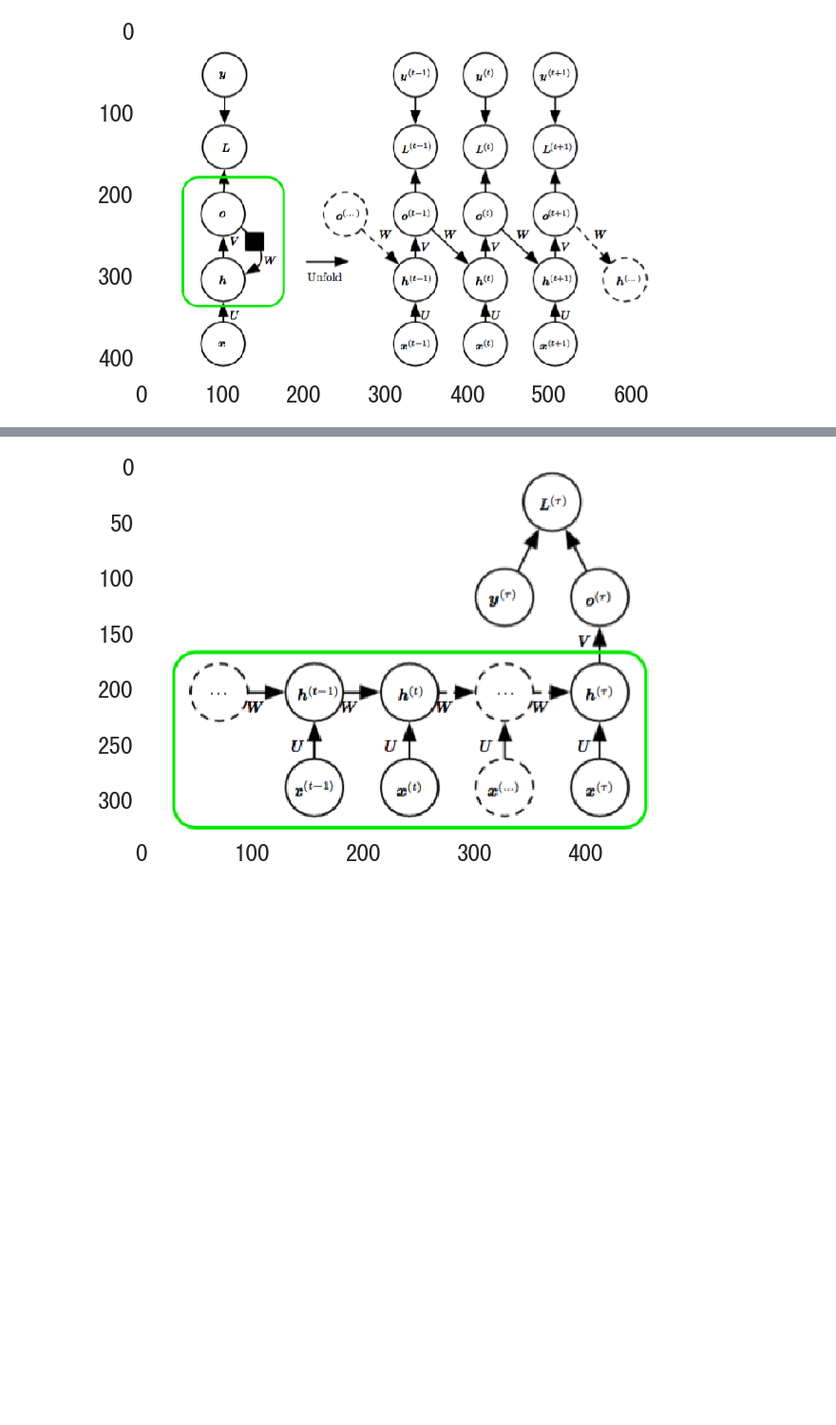
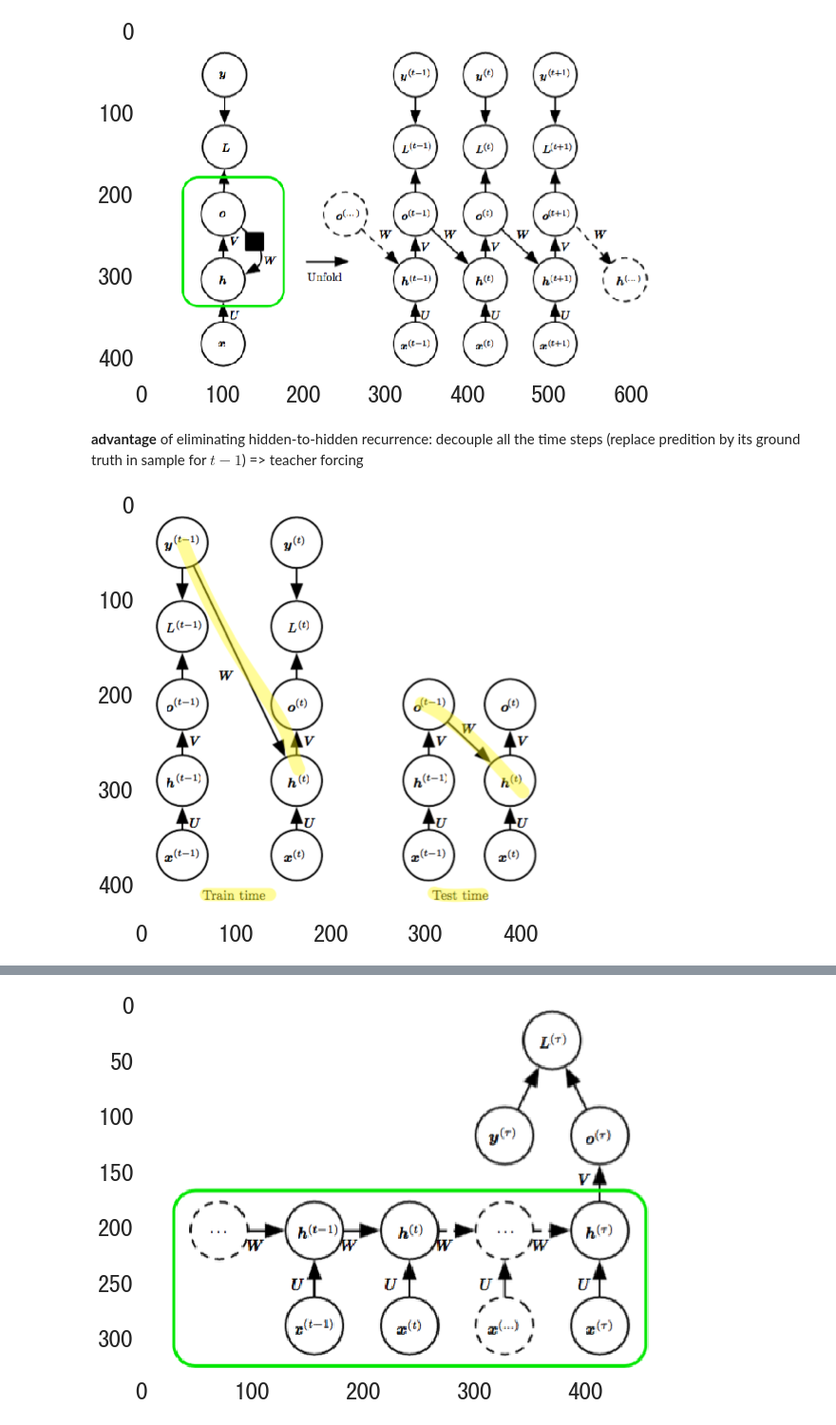
Before and after one commit to facaiy/book_notes, a Jupyter notebook: deep_learning/Sequence_Modeling/note.ipynb, the cells around one changed output, grey strips where cells are left out. Shown at 95% size. Cells and saved outputs as stored; diff of their text form; code cells hidden in the pictures; blank space fills up the shorter version.

```diff
--- a/deep_learning/Sequence_Modeling/note.ipynb
+++ b/deep_learning/Sequence_Modeling/note.ipynb
@@ -82,3 +82,10 @@ So the back-propagation algorithm need $O(\tau)$ running time moving right to le
 show_image('fig10_4.png', figsize=(10, 8))
 # %% [output]
 [figure]
+# %% [markdown]
+**advantage** of eliminating hidden-to-hidden recurrence: decouple all the time steps (replace predition by its ground truth in sample for $t-1$)
+=> teacher forcing
+# %%
+show_image('fig10_6.png', figsize=(10, 8))
+# %% [output]
+[figure, added]
```
Also changed, not shown: parts of 25 cells of this notebook, 10 other files.
